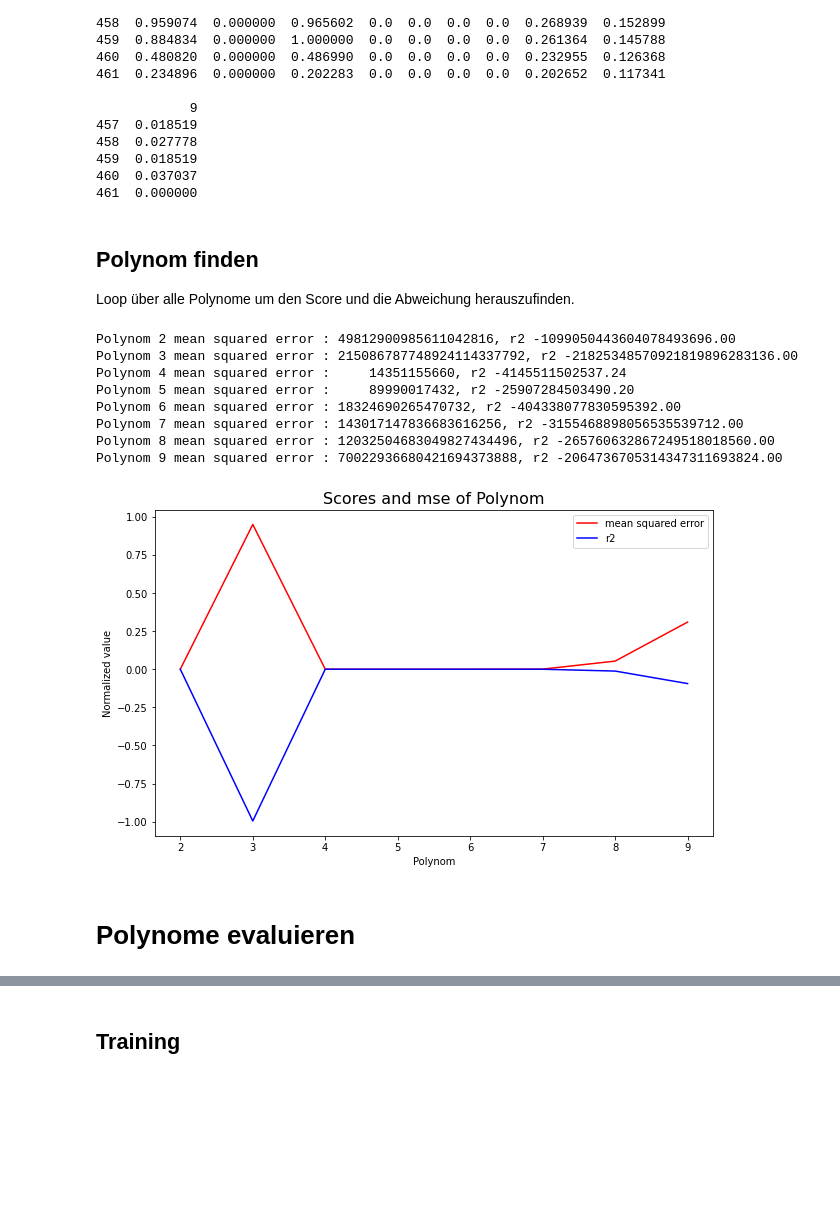
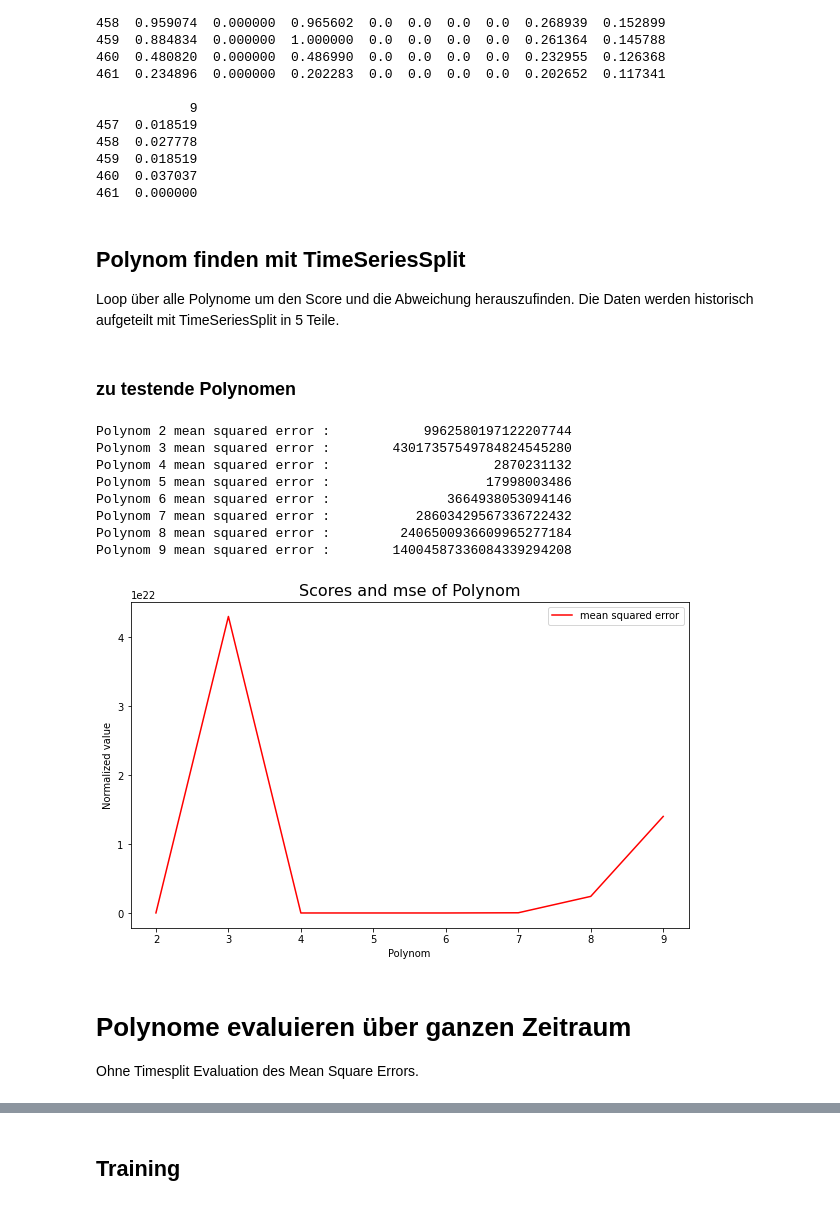
Before and after one commit to maggi71/ml-corona, a Jupyter notebook: models/regression.ipynb, the cells around one changed output, grey strips where cells are left out. Saved outputs shown, nothing was run; the diff lists cells and outputs as text; code cells hidden in the pictures; blank space fills up the shorter version.

```diff
--- a/models/regression.ipynb
+++ b/models/regression.ipynb
@@ -96,5 +92,7 @@ y test shape (199, 1)
 460  0.037037
 461  0.000000
 # %% [markdown]
-## Polynom finden
-Loop über alle Polynome um den Score und die Abweichung herauszufinden.
+## Polynom finden mit TimeSeriesSplit
+Loop über alle Polynome um den Score und die Abweichung herauszufinden. Die Daten werden historisch aufgeteilt mit TimeSeriesSplit in 5 Teile.
+# %% [markdown]
+### zu testende Polynomen
@@ -101,56 +101,48 @@ Loop über alle Polynome um den Score und die Abweichung herauszufinden.
 # %%
 # Loop over polynoms
-polynoms = [2,3,4,5,6,7,8,9]
-r2 = []
-rmse = []
+mse_list = []
 for i in polynoms:
+    poly = PolynomialFeatures(i)
+    model = LinearRegression()
     #Split the time series
     splits = TimeSeriesSplit(n_splits=5)
-    rmse_split_list = []
-    r2_split_list = []
-    poly = PolynomialFeatures(i)
-    model = LinearRegression()
-    for split_train_index, split_test_index in splits.split(X_train):
+    mse_split_list = []
+    for train_index, test_index in splits.split(X_train):
         #Train
-        #TODO:wir evaluieren Polynom nur mit X_train Daten (70%) und nicht mit allen Daten, also ohne Testdaten
-        X_train_split = X_train.iloc[split_train_index]
-        y_train_split = y_train.iloc[split_train_index]
+        X_train_split, X_test_split = X_train.iloc[train_index],X_train.iloc[test_index]
+        y_train_split,y_test_split = y_train.iloc[train_index],y_train.iloc[test_index]
         poly_features_train = poly.fit_transform(X_train_split)
         model.fit(poly_features_train, y_train_split)
 
         #Test
-        X_test_split = X_train.iloc[split_test_index]
-        y_test_split = y_train.iloc[split_test_index]
         poly_features_test = poly.fit_transform(X_test_split)
         y_predicted = model.predict(poly_features_test)
-        poly_reg_rmse = mean_squared_error(y_test_split, y_predicted)
-        rmse_split_list.append(poly_reg_rmse)
-        r2_test = r2_score(y_test_split, y_predicted)
-        r2_split_list.append(r2_test)
+        mse_split = mean_squared_error(y_test_split, y_predicted)
+        mse_split_list.append(mse_split)
 
-    print(f"Polynom {i} mean squared error : {sum(rmse_split_list):15.0f}, r2 {sum(r2_split_list):2.2f}")
-    r2.append(sum(r2_split_list))
-    rmse.append(sum(rmse_split_list))
+    mse = sum(mse_split_list)/len(mse_split_list)
+    print(f"Polynom {i} mean squared error : {mse:>30.0f}")
+    mse_list.append(mse)
 
 plt.figure(figsize=(10, 6))
 plt.title("Scores and mse of Polynom", size=16)
-plt.plot(polynoms, normalize([rmse])[0], c="red", label='mean squared error')
-plt.plot(polynoms, normalize([r2])[0], c="blue", label='r2')
+plt.plot(polynoms, mse_list, c="red", label='mean squared error')
 plt.xlabel("Polynom")
 plt.ylabel("Normalized value")
 plt.legend()
 plt.show()
 # %% [output]
-Polynom 2 mean squared error : 49812900985611042816, r2 -1099050443604078493696.00
-Polynom 3 mean squared error : 215086787748924114337792, r2 -21825348570921819896283136.00
-Polynom 4 mean squared error :     14351155660, r2 -4145511502537.24
-Polynom 5 mean squared error :     89990017432, r2 -25907284503490.20
-Polynom 6 mean squared error : 18324690265470732, r2 -404338077830595392.00
-Polynom 7 mean squared error : 143017147836683616256, r2 -3155468898056535539712.00
-Polynom 8 mean squared error : 12032504683049827434496, r2 -265760632867249518018560.00
-Polynom 9 mean squared error : 70022936680421694373888, r2 -2064736705314347311693824.00
+Polynom 2 mean squared error :            9962580197122207744
+Polynom 3 mean squared error :        43017357549784824545280
+Polynom 4 mean squared error :                     2870231132
+Polynom 5 mean squared error :                    17998003486
+Polynom 6 mean squared error :               3664938053094146
+Polynom 7 mean squared error :           28603429567336722432
+Polynom 8 mean squared error :         2406500936609965277184
+Polynom 9 mean squared error :        14004587336084339294208
-[figure, old version]
+[figure, new version]
-# %% [markdown]
-# Polynome evaluieren
+# %% [markdown]
+# Polynome evaluieren über ganzen Zeitraum
+Ohne Timesplit Evaluation des Mean Square Errors.
 # %%
 # Loop over polynoms
```
Also changed, not shown: parts of 6 cells of this notebook.
